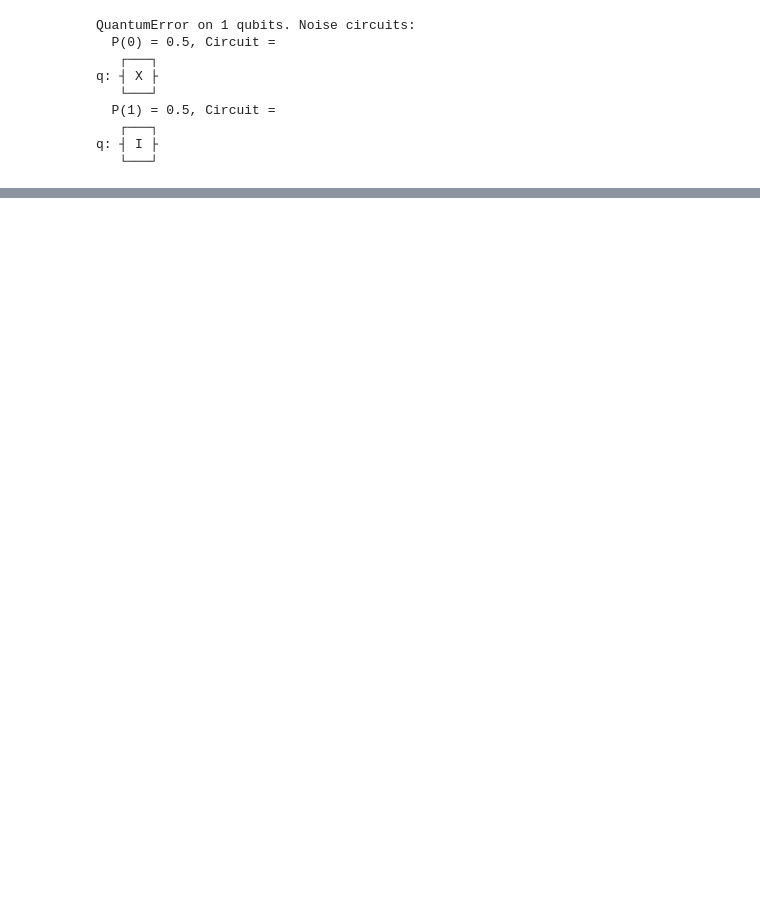
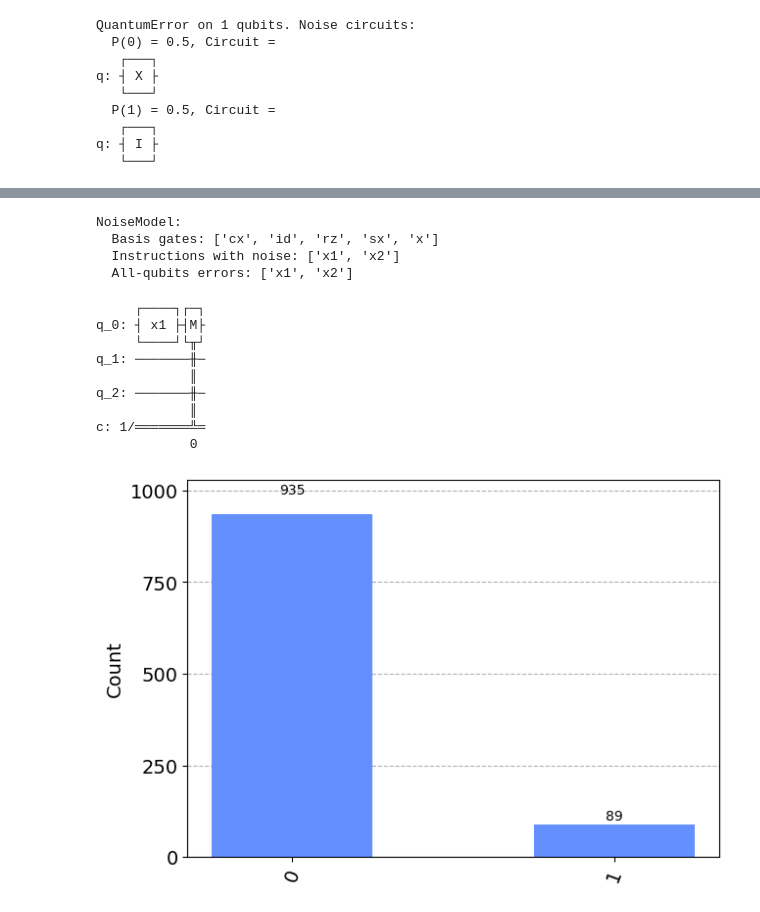
Before and after one commit to mikealiende/Laboratorio-3-Informacion-Cuantica, a Jupyter notebook: test2_noise_model.ipynb, the cells around one changed output, grey strips where cells are left out. Drawn from its saved outputs; the diff is of its cells as text; code cells hidden in the pictures; blank space fills up the shorter version.

```diff
--- a/test2_noise_model.ipynb
+++ b/test2_noise_model.ipynb
@@ -65,0 +85,45 @@ counts_bit_flip = result_bit_flip.get_counts(0)
+# %%
+x_gate = XGate()  # regular X gate
+x1_gate = XGate(label="x1")  # first labelled X gate
+x2_gate = XGate(label="x2")  # second labelled X gate
+
+x1_error = pauli_error([('X',0.9), ('I', 1 - 0.9)])
+x2_error = errors.depolarizing_error(0.01, 1)
+
+noise_model = NoiseModel()
+noise_model.add_all_qubit_quantum_error(x1_error, x1_gate.label)
+noise_model.add_all_qubit_quantum_error(x2_error, x2_gate.label)
+noise_model.add_basis_gates(['x'])
+print(noise_model)
+# %% [output]
+NoiseModel:
+  Basis gates: ['cx', 'id', 'rz', 'sx', 'x']
+  Instructions with noise: ['x1', 'x2']
+  All-qubits errors: ['x1', 'x2']
+# %%
+qc = QuantumCircuit(3, 1)
+
+
+
+qc.append(x1_gate, [0])  # regular noise-free x gate
+#qc.append(x1_gate, [1])  # noisy x1 gate
+#qc.append(x2_gate, [2])  # noisy x2 gate
+qc.measure([0], [0])
+print(qc)
+
+result = execute(qc, Aer.get_backend('qasm_simulator'),
+                 noise_model=noise_model).result()
+result.get_counts(0)
+
+plot_histogram(result.get_counts(0))
+# %% [output]
+     ┌────┐┌─┐
+q_0: ┤ x1 ├┤M├
+     └────┘└╥┘
+q_1: ───────╫─
+            ║
+q_2: ───────╫─
+            ║
+c: 1/═══════╩═
+            0
+[figure, added]
```
Also changed, not shown: parts of 7 cells of this notebook, 1 other file.
